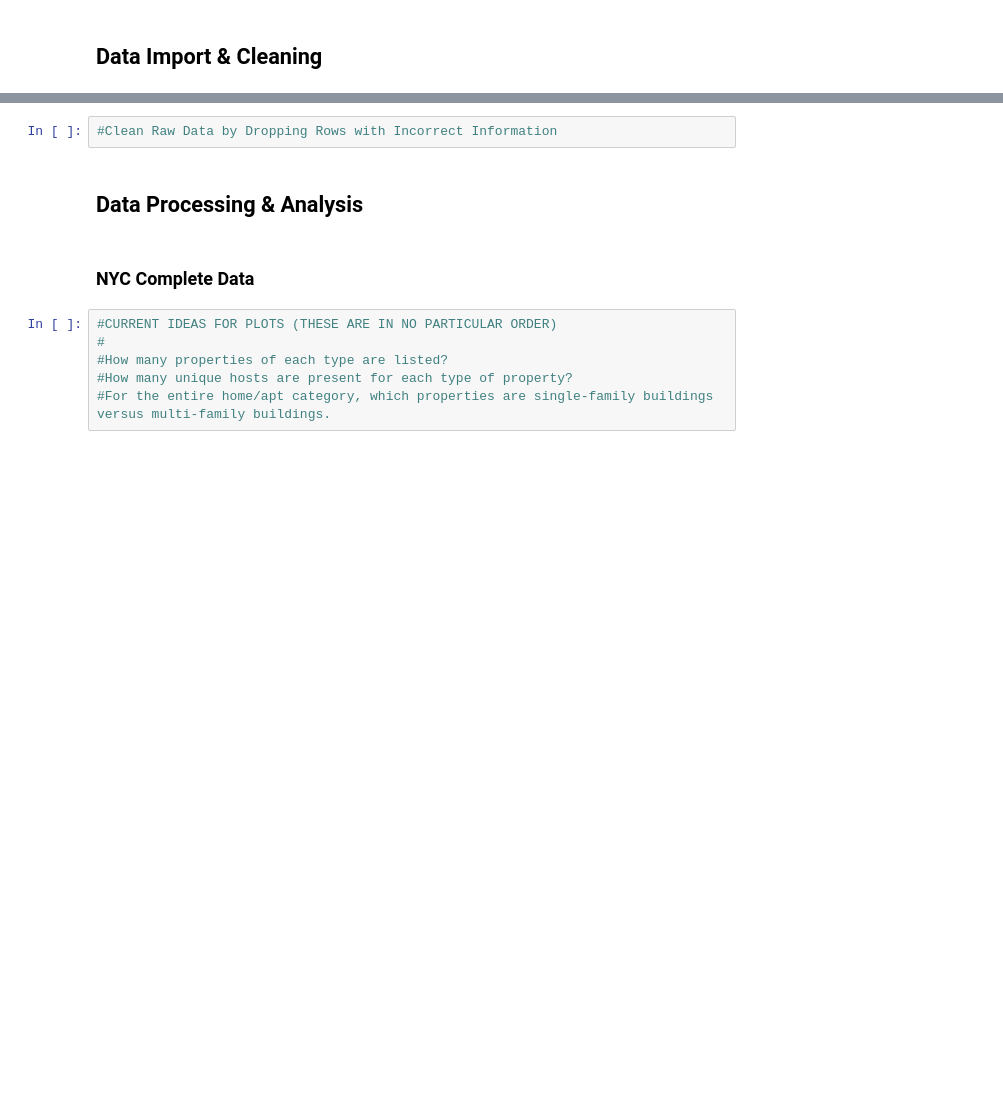
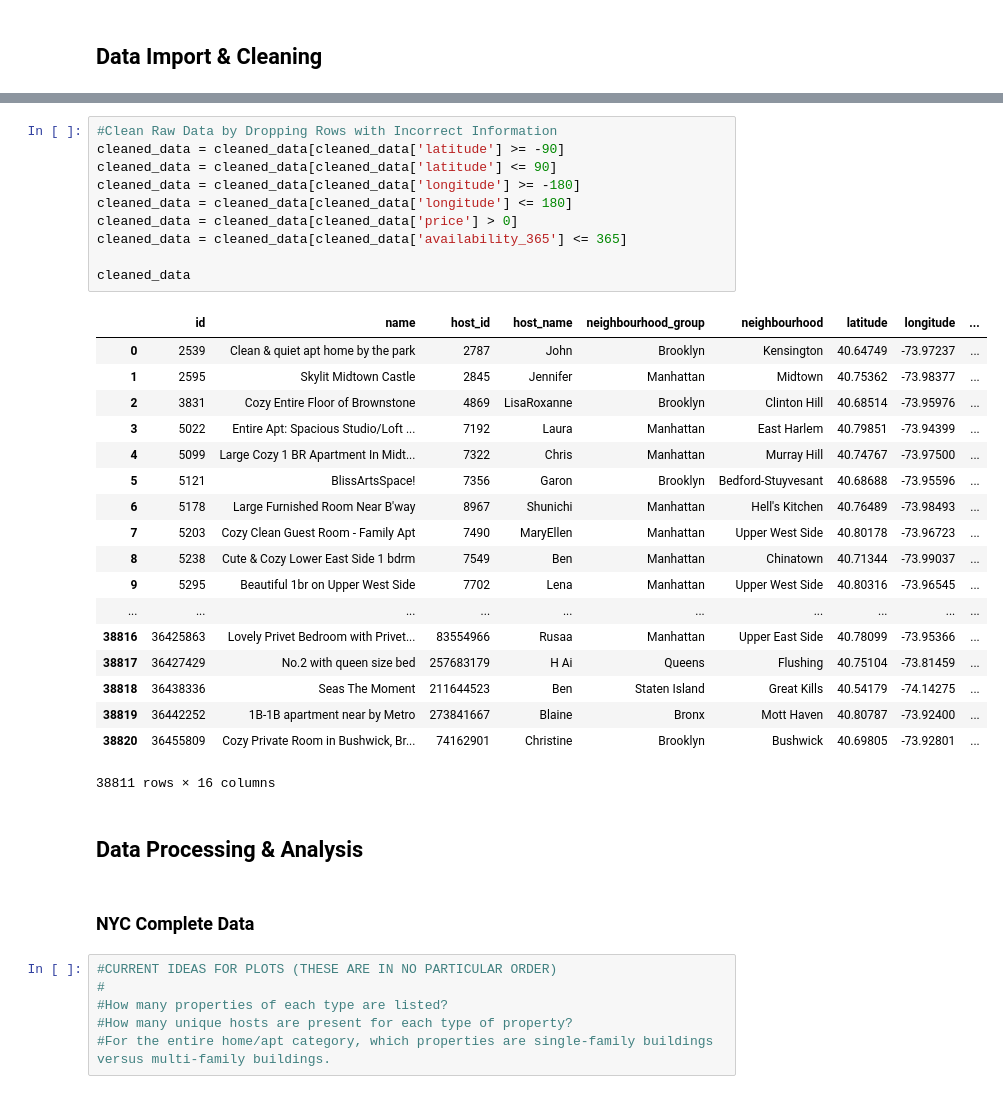
Before and after one commit to mjknj18/2019-NYC-Airbnb-Property-Data-Analysis, a Jupyter notebook: 2019_NYC_Airbnb_Property_Data_Analysis_Main.ipynb, the cells around one changed output, grey strips where cells are left out. Cells and saved outputs as stored; diff of their text form; blank space fills up the shorter version.

```diff
--- a/2019_NYC_Airbnb_Property_Data_Analysis_Main.ipynb
+++ b/2019_NYC_Airbnb_Property_Data_Analysis_Main.ipynb
@@ -13,5 +88,32 @@ TO BE UPDATED LATER
-# %%
-#Clean Raw Data by Dropping Rows with Incorrect Information
+# %%
+#Clean Raw Data by Dropping Rows with Incorrect Information
+cleaned_data = cleaned_data[cleaned_data['latitude'] >= -90]
+cleaned_data = cleaned_data[cleaned_data['latitude'] <= 90]
+cleaned_data = cleaned_data[cleaned_data['longitude'] >= -180]
+cleaned_data = cleaned_data[cleaned_data['longitude'] <= 180]
+cleaned_data = cleaned_data[cleaned_data['price'] > 0]
+cleaned_data = cleaned_data[cleaned_data['availability_365'] <= 365]
+
+cleaned_data
+# %% [output]
+|  | id | name | host_id | host_name | neighbourhood_group | neighbourhood | latitude | longitude | ... |
+| 0 | 2539 | Clean & quiet apt home by the park | 2787 | John | Brooklyn | Kensington | 40.64749 | -73.97237 | ... |
+| 1 | 2595 | Skylit Midtown Castle | 2845 | Jennifer | Manhattan | Midtown | 40.75362 | -73.98377 | ... |
+| 2 | 3831 | Cozy Entire Floor of Brownstone | 4869 | LisaRoxanne | Brooklyn | Clinton Hill | 40.68514 | -73.95976 | ... |
+| 3 | 5022 | Entire Apt: Spacious Studio/Loft ... | 7192 | Laura | Manhattan | East Harlem | 40.79851 | -73.94399 | ... |
+| 4 | 5099 | Large Cozy 1 BR Apartment In Midt... | 7322 | Chris | Manhattan | Murray Hill | 40.74767 | -73.97500 | ... |
+| 5 | 5121 | BlissArtsSpace! | 7356 | Garon | Brooklyn | Bedford-Stuyvesant | 40.68688 | -73.95596 | ... |
+| 6 | 5178 | Large Furnished Room Near B'way | 8967 | Shunichi | Manhattan | Hell's Kitchen | 40.76489 | -73.98493 | ... |
+| 7 | 5203 | Cozy Clean Guest Room - Family Apt | 7490 | MaryEllen | Manhattan | Upper West Side | 40.80178 | -73.96723 | ... |
+| 8 | 5238 | Cute & Cozy Lower East Side 1 bdrm | 7549 | Ben | Manhattan | Chinatown | 40.71344 | -73.99037 | ... |
+| 9 | 5295 | Beautiful 1br on Upper West Side | 7702 | Lena | Manhattan | Upper West Side | 40.80316 | -73.96545 | ... |
+| ... | ... | ... | ... | ... | ... | ... | ... | ... | ... |
+| 38816 | 36425863 | Lovely Privet Bedroom with Privet... | 83554966 | Rusaa | Manhattan | Upper East Side | 40.78099 | -73.95366 | ... |
+| 38817 | 36427429 | No.2 with queen size bed | 257683179 | H Ai | Queens | Flushing | 40.75104 | -73.81459 | ... |
+| 38818 | 36438336 | Seas The Moment | 211644523 | Ben | Staten Island | Great Kills | 40.54179 | -74.14275 | ... |
+| 38819 | 36442252 | 1B-1B apartment near by Metro | 273841667 | Blaine | Bronx | Mott Haven | 40.80787 | -73.92400 | ... |
+| 38820 | 36455809 | Cozy Private Room in Bushwick, Br... | 74162901 | Christine | Brooklyn | Bushwick | 40.69805 | -73.92801 | ... |
+38811 rows × 16 columns
 # %% [markdown]
 ## Data Processing & Analysis
 # %% [markdown]
```
Also changed, not shown: parts of 4 cells of this notebook.
